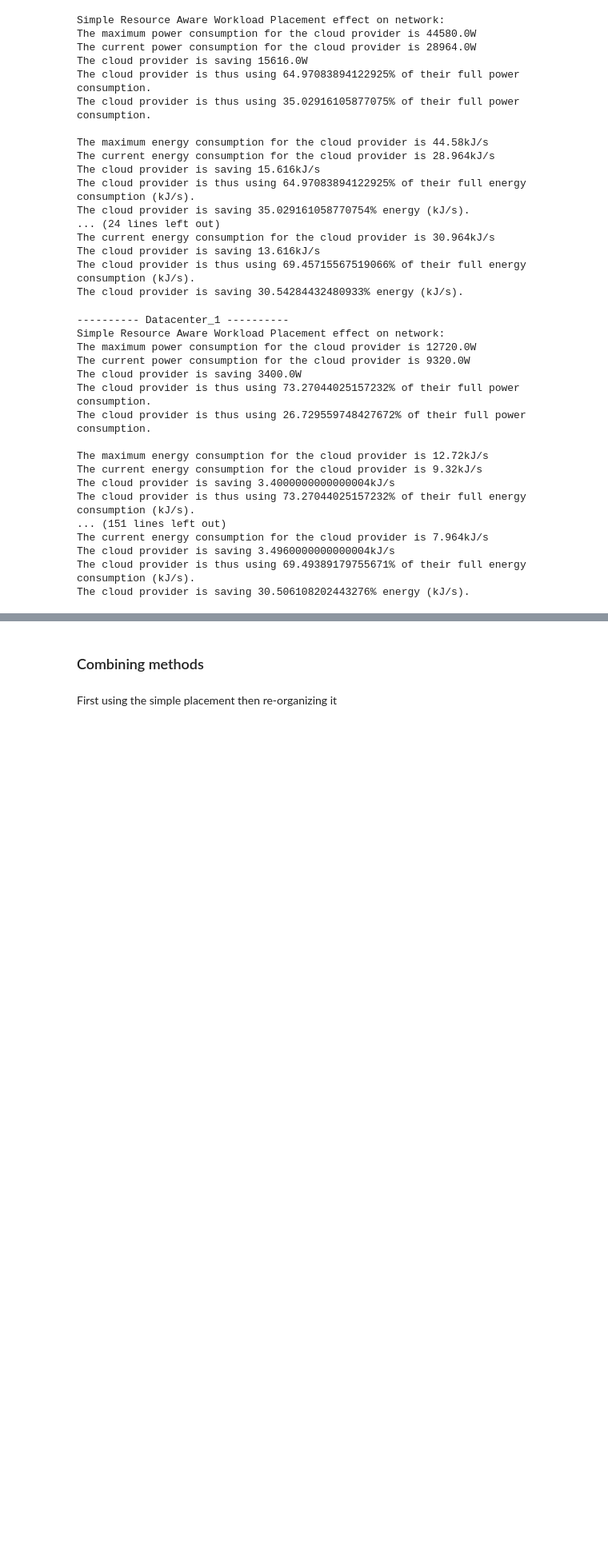
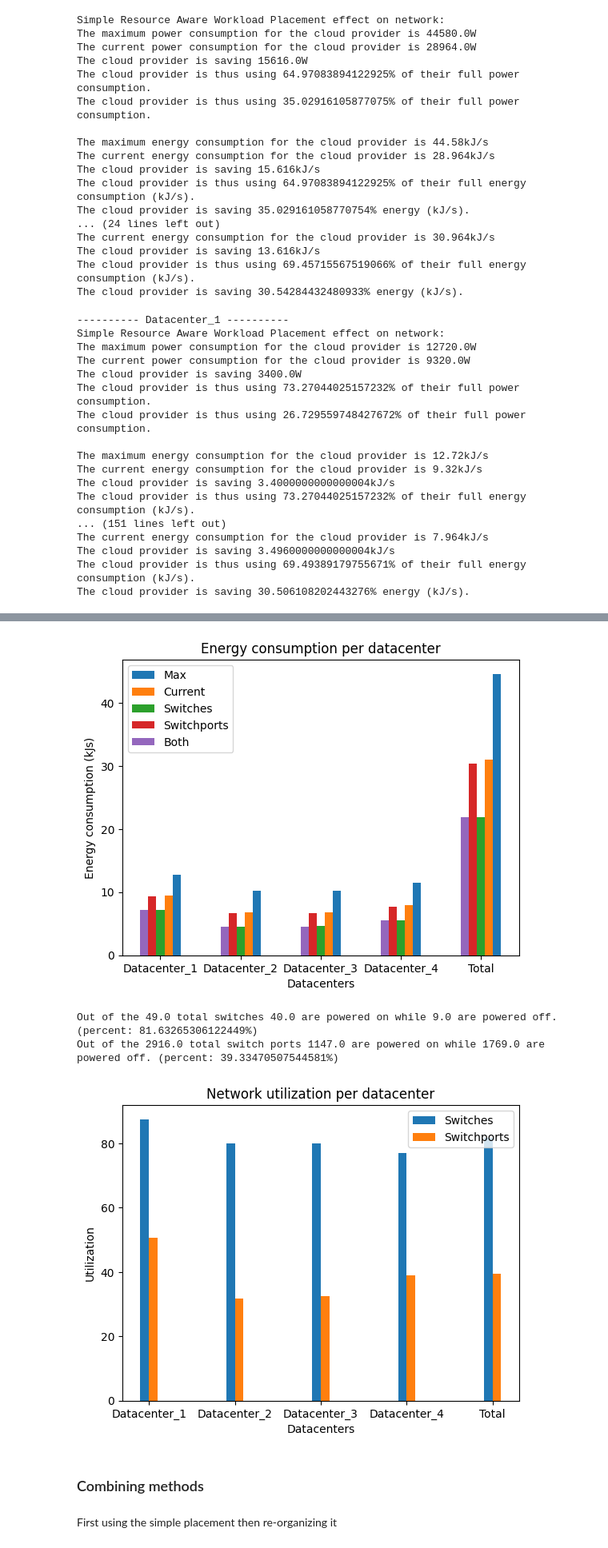
Before and after one commit to KhalidAFarah/cloud-energy-efficiency, a Jupyter notebook: evaluation/network_traffic.ipynb, the cells around one changed output, grey strips where cells are left out. Shown at 80% size. Cells and saved outputs as stored; diff of their text form; code cells hidden in the pictures; blank space fills up the shorter version.

```diff
--- a/evaluation/network_traffic.ipynb
+++ b/evaluation/network_traffic.ipynb
@@ -2554,3 +2590,39 @@ The cloud provider is saving 30.506108202443276% energy (kJ/s).
+# %%
+bar_width = 0.1
+x = np.arange(len(labels) + 1)
+plt.bar(x + bar_width * 2, (np.append(datacenter_max_power, np.sum(datacenter_max_power)) * 1) / 1000, bar_width, label="Max")
+plt.bar(x + bar_width, (np.append(datacenter_current_power, np.sum(datacenter_current_power)) * 1) / 1000, bar_width, label="Current")
+plt.bar(x, (np.append(datacenter_reorganized_placement_network_power_switches, np.sum(datacenter_reorganized_placement_network_power_switches)) * 1) / 1000, bar_width, label="Switches")
+plt.bar(x - bar_width , (np.append(datacenter_reorganized_placement_network_power_ports, np.sum(datacenter_reorganized_placement_network_power_ports)) * 1) / 1000, bar_width, label="Switchports")
+plt.bar(x - bar_width * 2, (np.append(datacenter_reorganized_placement_network_power, np.sum(datacenter_reorganized_placement_network_power)) * 1) / 1000, bar_width, label="Both")
+plt.xticks(x, np.append(labels, "Total"))
+# plt.figure(figsize=(15,10))
+plt.xlabel("Datacenters")
+plt.ylabel("Energy consumption (kJs)")
+plt.title("Energy consumption per datacenter")
+plt.legend()
+plt.show()
+
+print(f"Out of the {np.sum(datacenter_switch_devices)} total switches {np.sum(datacenter_reorganized_placement_network_switches_on)} are powered on while {np.sum(datacenter_reorganized_placement_network_switches_off)} are powered off. (percent: {(np.sum(datacenter_reorganized_placement_network_switches_on)/np.sum(datacenter_switch_devices))*100}%)")
+print(f"Out of the {np.sum(datacenter_switchports)} total switch ports {np.sum(datacenter_reorganized_placement_network_switchports_on)} are powered on while {np.sum(datacenter_reorganized_placement_network_switchports_off)} are powered off. (percent: {(np.sum(datacenter_reorganized_placement_network_switchports_on)/np.sum(datacenter_switchports))*100}%)")
+x = np.arange(len(labels) + 1)
+plt.bar(x - bar_width/2, (np.append(datacenter_reorganized_placement_network_switches_on, np.sum(datacenter_reorganized_placement_network_switches_on)) * 100) / np.append(datacenter_switch_devices, np.sum(datacenter_switch_devices)), bar_width, label="Switches")
+plt.bar(x + bar_width/2, (np.append(datacenter_reorganized_placement_network_switchports_on, np.sum(datacenter_reorganized_placement_network_switchports_on)) * 100) / np.append(datacenter_switchports, np.sum(datacenter_switchports)), bar_width, label="Switchports")
+# plt.bar(x, (np.append(datacenter_used_power_down_switches_bw, np.sum(datacenter_used_power_down_switches_bw)) * 100) / np.append(datacenter_max_bw, np.sum(datacenter_max_bw)), bar_width, label="Bandwidth (switches)")
+# plt.bar(x - bar_width, (np.append(datacenter_used_power_down_ports_bw, np.sum(datacenter_used_power_down_ports_bw)) * 100) / np.append(datacenter_max_bw, np.sum(datacenter_max_bw)), bar_width, label="Bandwidth (ports)")
+# plt.bar(x - bar_width * 2, (np.append(datacenter_used_power_down_both_bw, np.sum(datacenter_used_power_down_both_bw)) * 100) / np.append(datacenter_max_bw, np.sum(datacenter_max_bw)), bar_width, label="Bandwidth (both)")
+plt.xticks(x, np.append(labels, "Total"))
+# plt.figure(figsize=(15,10))
+plt.xlabel("Datacenters")
+plt.ylabel("Utilization")
+plt.title("Network utilization per datacenter")
+plt.legend()
+plt.show()
+# %% [output]
+[figure, added]
+Out of the 49.0 total switches 40.0 are powered on while 9.0 are powered off. (percent: 81.63265306122449%)
+Out of the 2916.0 total switch ports 1147.0 are powered on while 1769.0 are powered off. (percent: 39.33470507544581%)
+[figure, added]
 # %% [markdown]
 ### Combining methods
 # %% [markdown]
```
Also changed, not shown: parts of 1 cell of this notebook, 2 other files.
